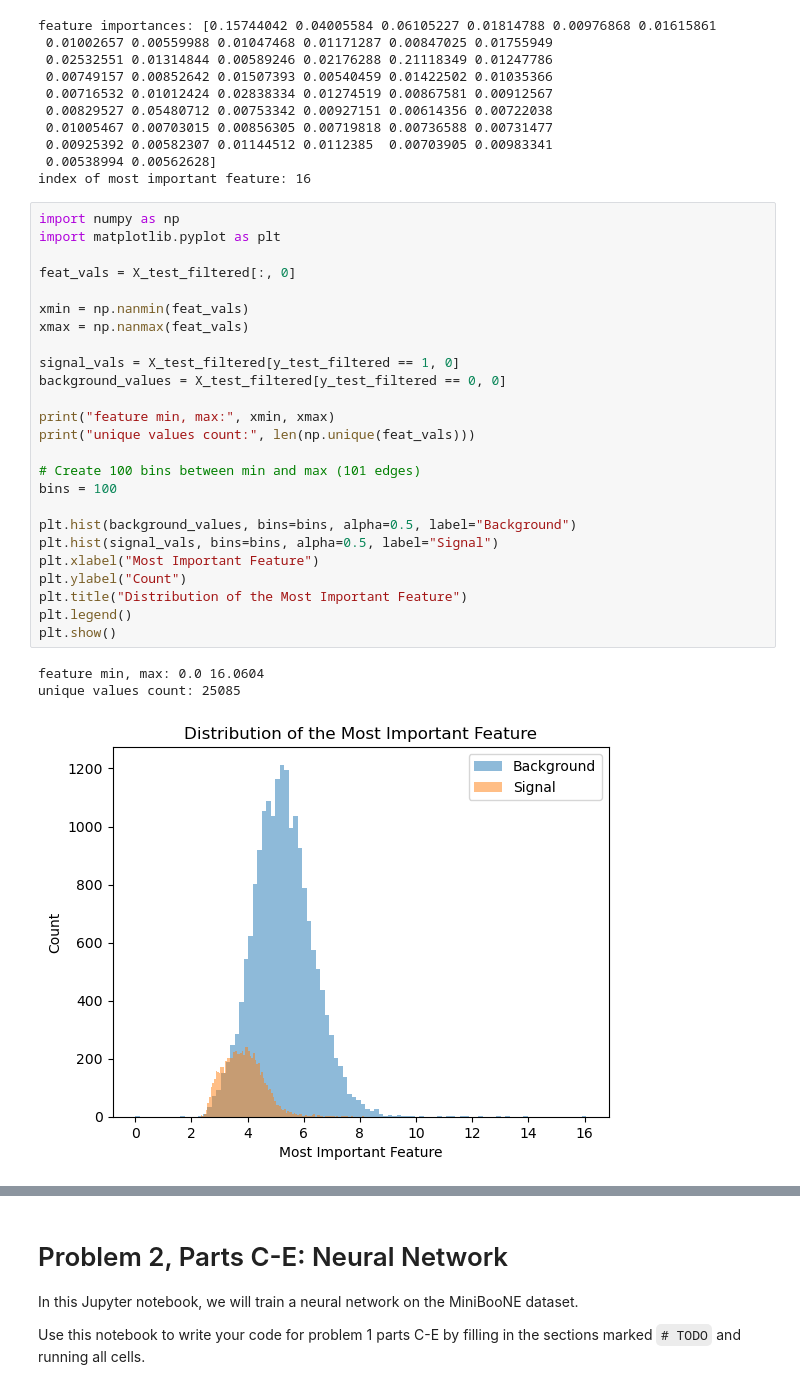
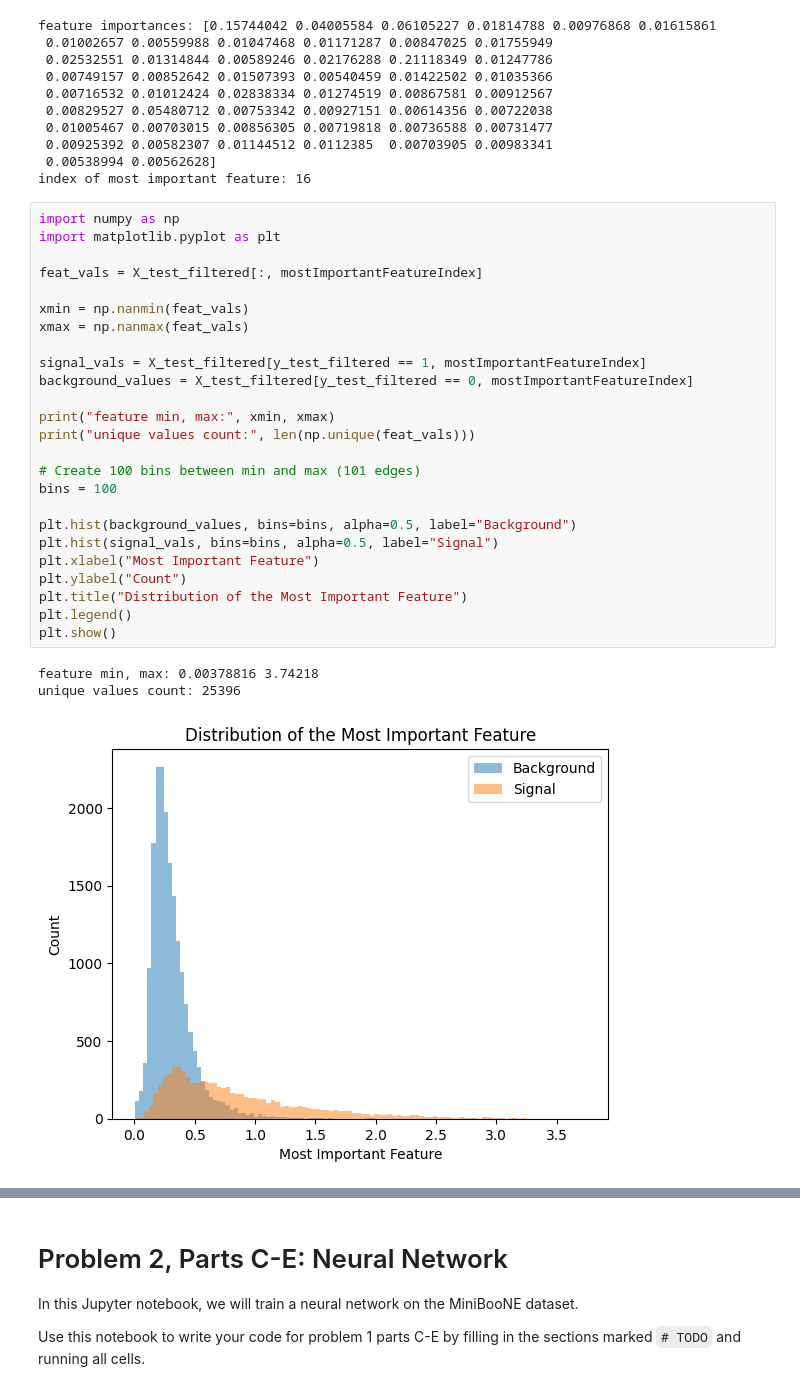
Before and after one commit to bdkcspronk/Deep-learning-in-physics, a Jupyter notebook: Assignment-2/code/Homework2-problem2.ipynb, the cells around one changed output, grey strips where cells are left out. Saved outputs shown, nothing was run; the diff lists cells and outputs as text.

```diff
--- a/Assignment-2/code/Homework2-problem2.ipynb
+++ b/Assignment-2/code/Homework2-problem2.ipynb
@@ -147,29 +149,29 @@ index of most important feature: 16
 # %%
 import numpy as np
 import matplotlib.pyplot as plt
 
-feat_vals = X_test_filtered[:, 0]
+feat_vals = X_test_filtered[:, mostImportantFeatureIndex]
 
 xmin = np.nanmin(feat_vals)
 xmax = np.nanmax(feat_vals)
 
-signal_vals = X_test_filtered[y_test_filtered == 1, 0]
-background_values = X_test_filtered[y_test_filtered == 0, 0]
+signal_vals = X_test_filtered[y_test_filtered == 1, mostImportantFeatureIndex]
+background_values = X_test_filtered[y_test_filtered == 0, mostImportantFeatureIndex]
 
 print("feature min, max:", xmin, xmax)
 print("unique values count:", len(np.unique(feat_vals)))
 
 # Create 100 bins between min and max (101 edges)
 bins = 100
 
 plt.hist(background_values, bins=bins, alpha=0.5, label="Background")
 plt.hist(signal_vals, bins=bins, alpha=0.5, label="Signal")
 plt.xlabel("Most Important Feature")
 plt.ylabel("Count")
 plt.title("Distribution of the Most Important Feature")
 plt.legend()
 plt.show()
 # %% [output]
-feature min, max: 0.0 16.0604
-unique values count: 25085
+feature min, max: 0.00378816 3.74218
+unique values count: 25396
-[figure, old version]
+[figure, new version]
```
Also changed, not shown: parts of 48 cells of this notebook, 2 other files.
